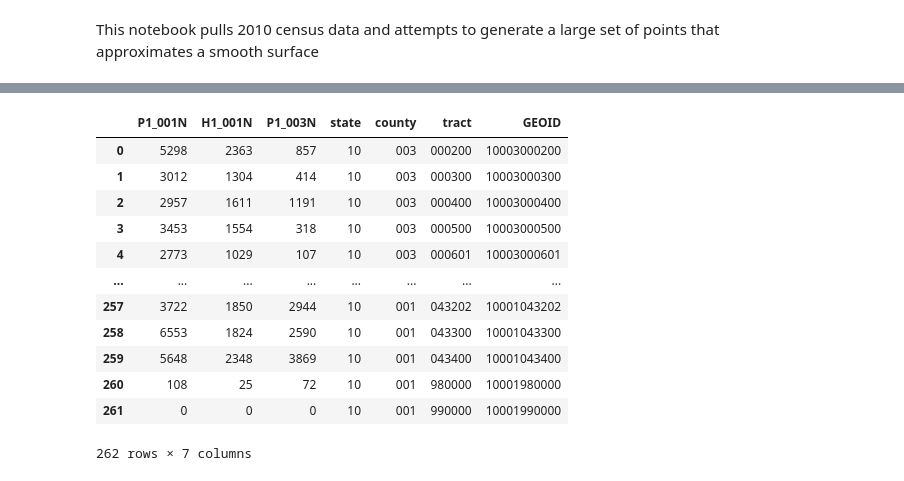
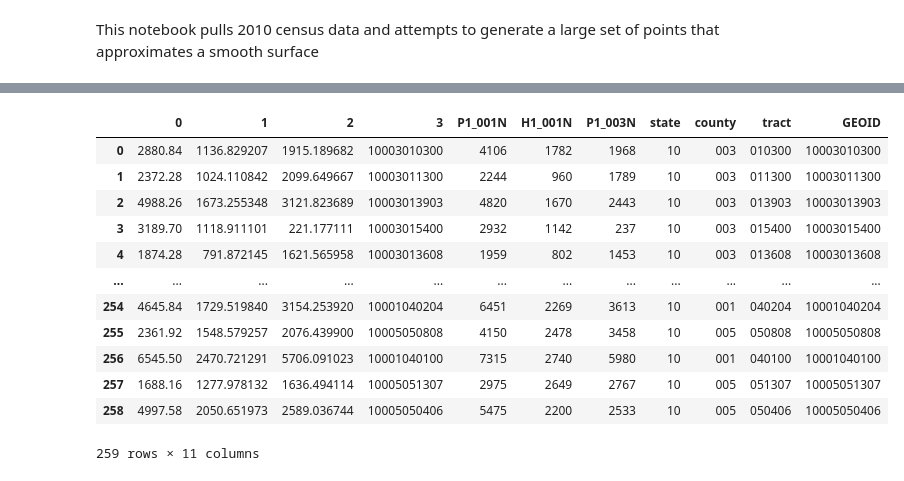
Before and after one commit to de-data-lab/census-tract-redistricting, a Jupyter notebook: smooth surface estimation/generate-smooth-surface.ipynb, the cells around one changed output, grey strips where cells are left out. Drawn from its saved outputs; the diff is of its cells as text; code cells hidden in the pictures.

```diff
--- a/smooth surface estimation/generate-smooth-surface.ipynb
+++ b/smooth surface estimation/generate-smooth-surface.ipynb
@@ -3,7 +3,7 @@ This notebook pulls 2010 census data and attempts to generate a large set of poi
 # %%
 # Declare static variables
 
-n=10 # The number of points to assign to each census block
+n=50 # The number of points to assign to each census block
 # %%
 # Import libraries
 
@@ -158,21 +163,24 @@ points_list = geopandas.GeoDataFrame({"population_per_point":weights,"geometry":
 # %%
+# TODO: Replace with spatial join
+
 # For each point, multiplies variables of interest in the containing census tract by population weight and returns results
+# TODO: Approximately 1% of points are being missed
 def assign_to_points(row, tracts):
     checks = tracts["geometry"].contains(row["geometry"])
     if checks.any():
         containing_tract = tracts.loc[checks]
-        output = containing_tract[["P001001","H001001","P001003"]].astype(int) * row["population_per_point"]
-        output["population_per_point"] = row["population_per_point"]
+        output = containing_tract[["P001001","H001001","P001003"]].astype(int) / containing_tract["P001001"].astype(int).values[0] * row["population_per_point"]
         output["geometry"] = row["geometry"]
         return output.values[0]
     else:
         print("Missed a point!")
-        return [0,0,0,0,row["geometry"]]
+        return [0,0,0,row["geometry"]]
 # %%
 # Transfer data from 2010 census tracts to smooth surface
 variables_per_point = points_list.apply(assign_to_points, axis=1, args=(tract_data,), result_type='expand')
-clear_output()
+#clear_output()
+print(variables_per_point)
 # Add descriptive column names
-variables_per_point.columns = ["P001001","H001001","P001003","population_per_point","geometry"]
+variables_per_point.columns = ["P001001","H001001","P001003","geometry"]
 # Cast to a GeoDataFrame
 variables_per_point = geopandas.GeoDataFrame(variables_per_point)
@@ -188,6 +214,8 @@ data = requests.get(data_url)
 # convert to pandas dataframe
 tract2020 = geopandas.read_file(BytesIO(data.content))
 # %%
+# TODO: Replace with spatial join
+
 # For each 2020 census tract, find all points within the tract and sum their values. Divide each variable of interest by the summed population to get estimates
 def sum_to_tract(row, points):
     # Test each point for containment in the tract
@@ -197,9 +225,7 @@ def sum_to_tract(row, points):
         # Locate all points in the tract
         points_in_tract = points.loc[checks]
         # Sum all points in the tract
-        summed_var = points_in_tract[["P001001","H001001","P001003","population_per_point"]].sum()
-        # Divide variables of interest by summed population
-        summed_var = summed_var[["P001001","H001001","P001003"]] / summed_var["population_per_point"]
+        summed_var = points_in_tract[["P001001","H001001","P001003"]].sum()
         # Add the GEOID of the tract as a column
         summed_var["GEOID"] = row["GEOID"]
         return summed_var.values
@@ -245,18 +271,18 @@ tract2020_data["GEOID"] = tract2020_data["state"].astype(str) + tract2020_data["
 # Write combined dataframe of 2020 ground truth and estimated values to a csv
 interpolated_values.merge(tract2020_data, left_on=3, right_on="GEOID").to_csv("estimates.csv", index=False)
 # %%
-tract2020_data
+interpolated_values.merge(tract2020_data, left_on=3, right_on="GEOID")
 # %% [output]
-|  | P1_001N | H1_001N | P1_003N | state | county | tract | GEOID |
-| 0 | 5298 | 2363 | 857 | 10 | 003 | 000200 | 10003000200 |
-| 1 | 3012 | 1304 | 414 | 10 | 003 | 000300 | 10003000300 |
-| 2 | 2957 | 1611 | 1191 | 10 | 003 | 000400 | 10003000400 |
-| 3 | 3453 | 1554 | 318 | 10 | 003 | 000500 | 10003000500 |
-| 4 | 2773 | 1029 | 107 | 10 | 003 | 000601 | 10003000601 |
-| ... | ... | ... | ... | ... | ... | ... | ... |
-| 257 | 3722 | 1850 | 2944 | 10 | 001 | 043202 | 10001043202 |
-| 258 | 6553 | 1824 | 2590 | 10 | 001 | 043300 | 10001043300 |
-| 259 | 5648 | 2348 | 3869 | 10 | 001 | 043400 | 10001043400 |
-| 260 | 108 | 25 | 72 | 10 | 001 | 980000 | 10001980000 |
-| 261 | 0 | 0 | 0 | 10 | 001 | 990000 | 10001990000 |
+|  | 0 | 1 | 2 | 3 | P1_001N | H1_001N | P1_003N | state | county | tract | GEOID |
+| 0 | 2880.84 | 1136.829207 | 1915.189682 | 10003010300 | 4106 | 1782 | 1968 | 10 | 003 | 010300 | 10003010300 |
+| 1 | 2372.28 | 1024.110842 | 2099.649667 | 10003011300 | 2244 | 960 | 1789 | 10 | 003 | 011300 | 10003011300 |
+| 2 | 4988.26 | 1673.255348 | 3121.823689 | 10003013903 | 4820 | 1670 | 2443 | 10 | 003 | 013903 | 10003013903 |
+| 3 | 3189.70 | 1118.911101 | 221.177111 | 10003015400 | 2932 | 1142 | 237 | 10 | 003 | 015400 | 10003015400 |
+| 4 | 1874.28 | 791.872145 | 1621.565958 | 10003013608 | 1959 | 802 | 1453 | 10 | 003 | 013608 | 10003013608 |
+| ... | ... | ... | ... | ... | ... | ... | ... | ... | ... | ... | ... |
+| 254 | 4645.84 | 1729.519840 | 3154.253920 | 10001040204 | 6451 | 2269 | 3613 | 10 | 001 | 040204 | 10001040204 |
+| 255 | 2361.92 | 1548.579257 | 2076.439900 | 10005050808 | 4150 | 2478 | 3458 | 10 | 005 | 050808 | 10005050808 |
+| 256 | 6545.50 | 2470.721291 | 5706.091023 | 10001040100 | 7315 | 2740 | 5980 | 10 | 001 | 040100 | 10001040100 |
+| 257 | 1688.16 | 1277.978132 | 1636.494114 | 10005051307 | 2975 | 2649 | 2767 | 10 | 005 | 051307 | 10005051307 |
+| 258 | 4997.58 | 2050.651973 | 2589.036744 | 10005050406 | 5475 | 2200 | 2533 | 10 | 005 | 050406 | 10005050406 |
-262 rows × 7 columns
+259 rows × 11 columns
```
Also changed, not shown: parts of 4 cells of this notebook, 1 other file.
